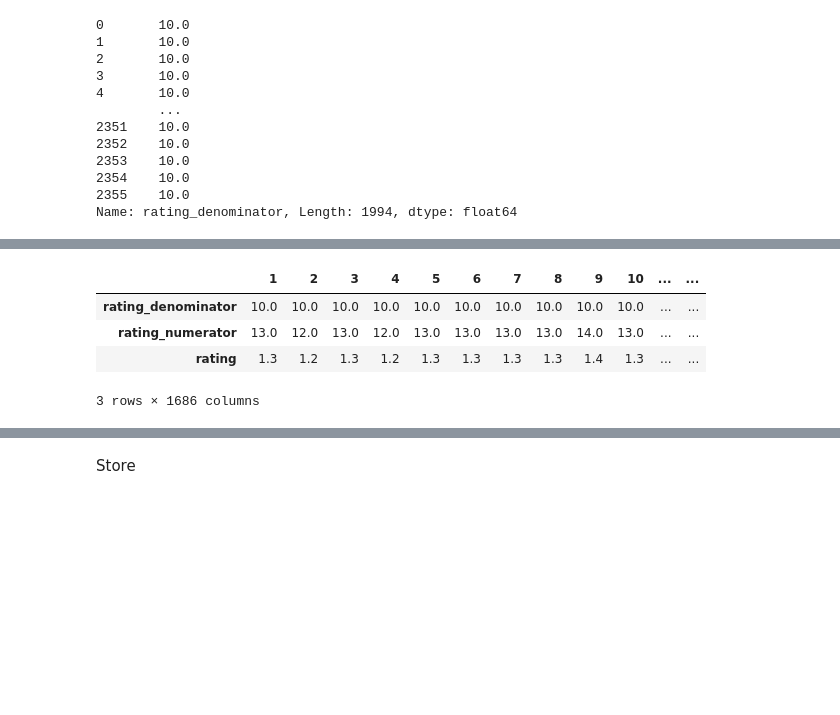
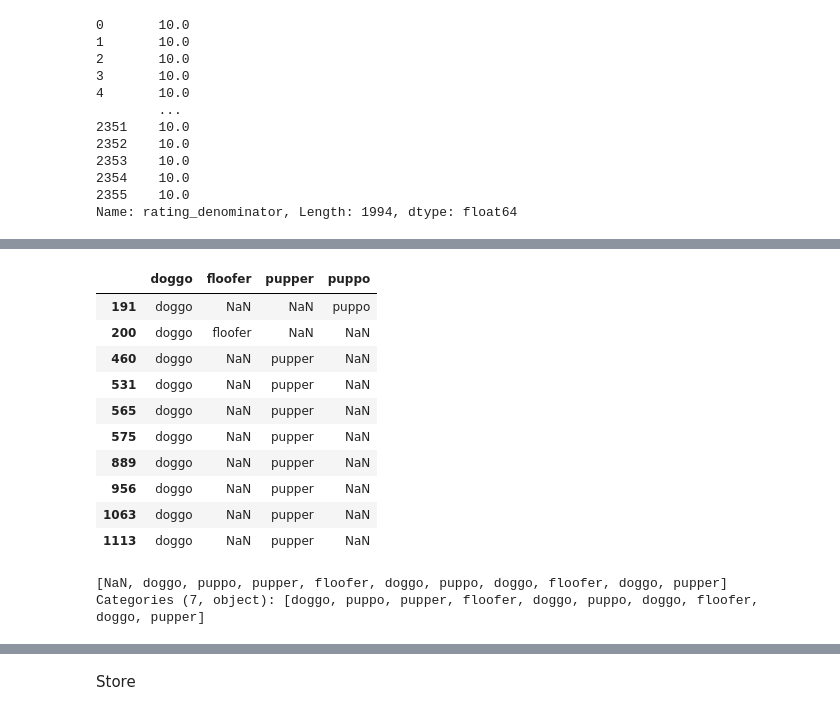
Before and after one commit to shaimaaMohmed/Data-wrangling_WeRateDogs, a Jupyter notebook: wrangle_act.ipynb, the cells around one changed output, grey strips where cells are left out. Cells and saved outputs as stored; diff of their text form; code cells hidden in the pictures; blank space fills up the shorter version.

```diff
--- a/wrangle_act.ipynb
+++ b/wrangle_act.ipynb
@@ -692,6 +784,0 @@ df_merge_Twitter_Image_Archive[['doggo', 'floofer', 'pupper', 'puppo','name']].s
-# %%
-df_merge_Twitter_Image_Archive[['name']].sample(1000)
-# Capitalize first letters
-df_merge_Twitter_Image_Archive['name'] = [str(name).capitalize() for name in df_merge_Twitter_Image_Archive['name']]
-# Check Capitalize
-df_merge_Twitter_Image_Archive[['name']].sample(1000)
@@ -940,0 +933,16 @@ See the caveats in the documentation: https://pandas.pydata.org/pandas-docs/stab
+# %%
+#3.10.1 Define: Doggo, floofer, pupper, puppo are one variable spread across different columns
+df_merge_Twitter_Image_Archive.loc[(twitter_archive[['doggo', 'floofer', 'pupper', 'puppo']] != 'None'
+                 ).sum(axis=1) > 1][['doggo', 'floofer', 'pupper', 'puppo']]
+# %% [output]
+|  | doggo | floofer | pupper | puppo |
+| 191 | doggo | NaN | NaN | puppo |
+| 200 | doggo | floofer | NaN | NaN |
+| 460 | doggo | NaN | pupper | NaN |
+| 531 | doggo | NaN | pupper | NaN |
+| 565 | doggo | NaN | pupper | NaN |
+| 575 | doggo | NaN | pupper | NaN |
+| 889 | doggo | NaN | pupper | NaN |
+| 956 | doggo | NaN | pupper | NaN |
+| 1063 | doggo | NaN | pupper | NaN |
+| 1113 | doggo | NaN | pupper | NaN |
@@ -941,12 +964,12 @@ See the caveats in the documentation: https://pandas.pydata.org/pandas-docs/stab
+# %%
+#3.10.3 Test:
+df_merge_Twitter_Image_Archive.dog_stage.unique()
+# %% [output]
+[NaN, doggo, puppo, pupper, floofer, doggo, puppo, doggo, floofer, doggo, pupper]
+Categories (7, object): [doggo, puppo, pupper, floofer, doggo, puppo, doggo, floofer, doggo, pupper]
 # %%
-# combine rating_denominator and rating_numerator in one column
-# Divided rating_denominator on rating_numerator and be sure that rating numerator and denominator are in compatible format
+#3.11.1 Define: Rating_numerator and rating_denominator can be combined into one column
+df_merge_Twitter_Image_Archive[['rating_denominator', 'rating_numerator']].T
+#3.11.2.1 Clean: Divided rating_denominator on rating_numerator and be sure that rating numerator and denominator are in compatible format
 df_merge_Twitter_Image_Archive['rating']=df_merge_Twitter_Image_Archive['rating_numerator'] / df_merge_Twitter_Image_Archive['rating_denominator']
-df_merge_Twitter_Image_Archive[['rating_denominator', 'rating_numerator', 'rating']].T
-# %% [output]
-|  | 1 | 2 | 3 | 4 | 5 | 6 | 7 | 8 | 9 | 10 | ... | ... |
-| rating_denominator | 10.0 | 10.0 | 10.0 | 10.0 | 10.0 | 10.0 | 10.0 | 10.0 | 10.0 | 10.0 | ... | ... |
-| rating_numerator | 13.0 | 12.0 | 13.0 | 12.0 | 13.0 | 13.0 | 13.0 | 13.0 | 14.0 | 13.0 | ... | ... |
-| rating | 1.3 | 1.2 | 1.3 | 1.2 | 1.3 | 1.3 | 1.3 | 1.3 | 1.4 | 1.3 | ... | ... |
-3 rows × 1686 columns
 # %%
```
Also changed, not shown: parts of 80 cells of this notebook, 4 other files.
